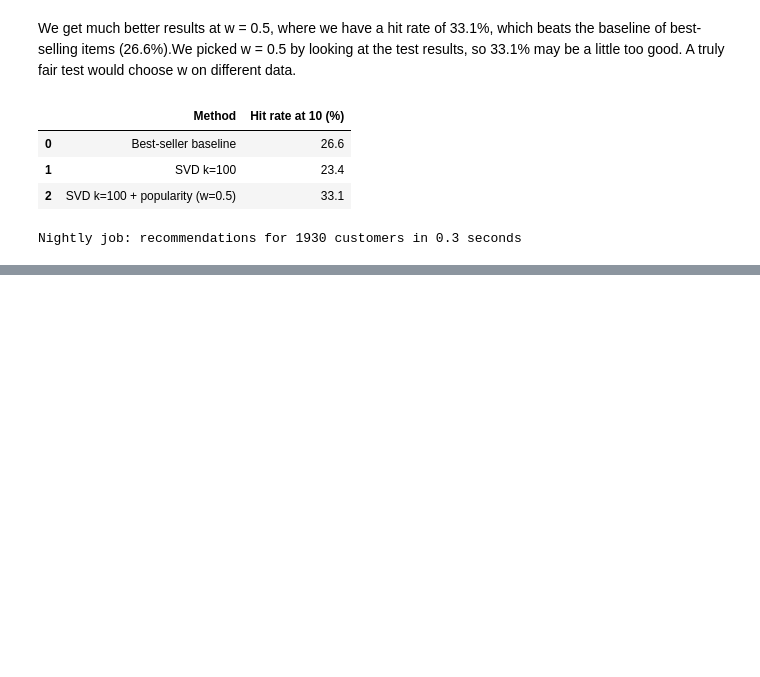
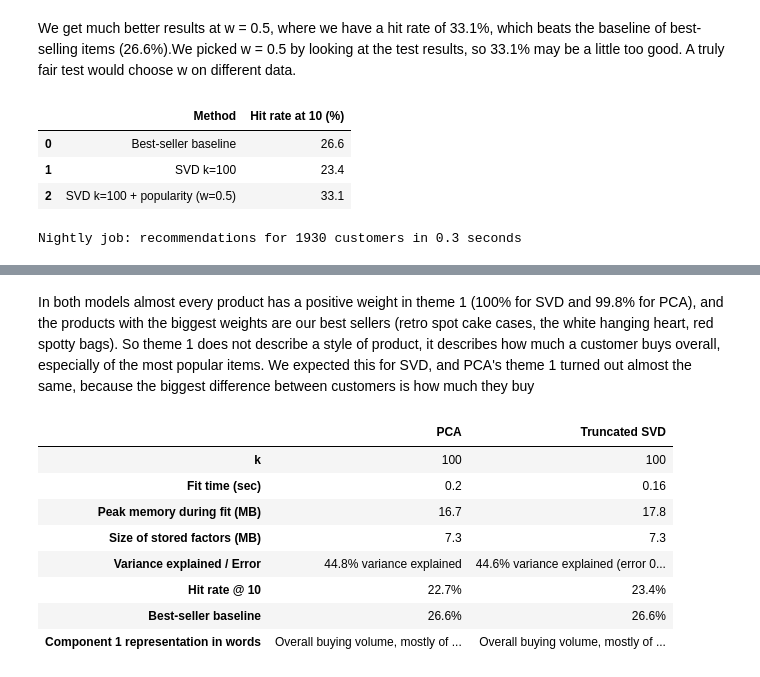
Before and after one commit to kholostovamk/Online-Retail-II-UCI, a Jupyter notebook: work.ipynb, the cells around one changed output, grey strips where cells are left out. Saved outputs shown, nothing was run; the diff lists cells and outputs as text; code cells hidden in the pictures; blank space fills up the shorter version.

```diff
--- a/work.ipynb
+++ b/work.ipynb
@@ -586,0 +590,15 @@ Nightly job: recommendations for 1930 customers in 0.3 seconds
+# %%
+def fit_and_measure(model):
+    tracemalloc.start()                                  #start watching memory
+    t = time.time()                                      #start the timer
+    model.fit(A)                                         #fit on our training matrix
+    seconds = time.time() - t                            #stop the timer
+    peak_mb = tracemalloc.get_traced_memory()[1] / 1e6   #[1] = highest memory used during the fit, in MB
+    tracemalloc.stop()                                   #stop watching
+    return model, seconds, peak_mb
+
+svd_cmp, svd_seconds, svd_peak = fit_and_measure(TruncatedSVD(n_components=100, random_state=42))
+pca_cmp, pca_seconds, pca_peak = fit_and_measure(PCA(n_components=100, svd_solver="arpack", random_state=42))
+
+print("SVD:", round(svd_seconds, 2), "s,", round(svd_peak, 1), "MB peak")
+print("PCA:", round(pca_seconds, 2), "s,", round(pca_peak, 1), "MB peak") # did not use PCA but measuring according to requirments
@@ -586,0 +610,9 @@ Nightly job: recommendations for 1930 customers in 0.3 seconds
+# %%
+svd_var = svd_cmp.explained_variance_ratio_.sum()        # share of the variation SVD's 100 themes capture
+pca_var = pca_cmp.explained_variance_ratio_.sum()        # same for PCA (PCA's own language)
+
+svd_size = (svd_cmp.transform(A).nbytes + svd_cmp.components_.nbytes) / 1e6   # customer + product factors, MB
+pca_size = (pca_cmp.transform(A).nbytes + pca_cmp.components_.nbytes) / 1e6
+
+print("Variance explained - SVD:", round(svd_var * 100, 1), "% | PCA:", round(pca_var * 100, 1), "%")
+print("Stored factors - SVD:", round(svd_size, 1), "MB | PCA:", round(pca_size, 1), "MB")
@@ -586,0 +670,31 @@ Nightly job: recommendations for 1930 customers in 0.3 seconds
+# %% [markdown]
+In both models almost every product has a positive weight in theme 1 (100% for SVD and 99.8% for PCA), and the products with the biggest weights are our best sellers (retro spot cake cases, the white hanging heart, red spotty bags). So theme 1 does not describe a style of product, it describes how much a customer buys overall, especially of the most popular items. We expected this for SVD, and PCA's theme 1 turned out almost the same, because the biggest difference between customers is how much they buy
+# %%
+#Fill in the brief's PCA vs SVD comparison table (ML5), using only numbers our notebook already computed.
+
+svd_error_100 = results.set_index("k").loc[100, "error"]     # SVD's reconstruction error at k=100, from ML2
+
+comparison = pd.DataFrame({
+    "PCA": [100, round(pca_seconds, 2), round(pca_peak, 1), round(pca_size, 1),
+            f"{pca_var:.1%} variance explained",
+            f"{pca_hit_rate:.1%}", f"{baseline_rate:.1%}",
+            "Overall buying volume, mostly of best sellers"],
+    "Truncated SVD": [100, round(svd_seconds, 2), round(svd_peak, 1), round(svd_size, 1),
+            f"{svd_var:.1%} variance explained (error {svd_error_100})",
+            f"{hit_rate:.1%}", f"{baseline_rate:.1%}",
+            "Overall buying volume, mostly of best sellers"],
+}, index=["k", "Fit time (sec)", "Peak memory during fit (MB)",
+          "Size of stored factors (MB)", "Variance explained / Error",
+          "Hit rate @ 10", "Best-seller baseline",
+          "Component 1 representation in words"])
+comparison
+# %% [output]
+|  | PCA | Truncated SVD |
+| k | 100 | 100 |
+| Fit time (sec) | 0.2 | 0.16 |
+| Peak memory during fit (MB) | 16.7 | 17.8 |
+| Size of stored factors (MB) | 7.3 | 7.3 |
+| Variance explained / Error | 44.8% variance explained | 44.6% variance explained (error 0... |
+| Hit rate @ 10 | 22.7% | 23.4% |
+| Best-seller baseline | 26.6% | 26.6% |
+| Component 1 representation in words | Overall buying volume, mostly of ... | Overall buying volume, mostly of ... |
```
Also changed, not shown: parts of 16 cells of this notebook.
